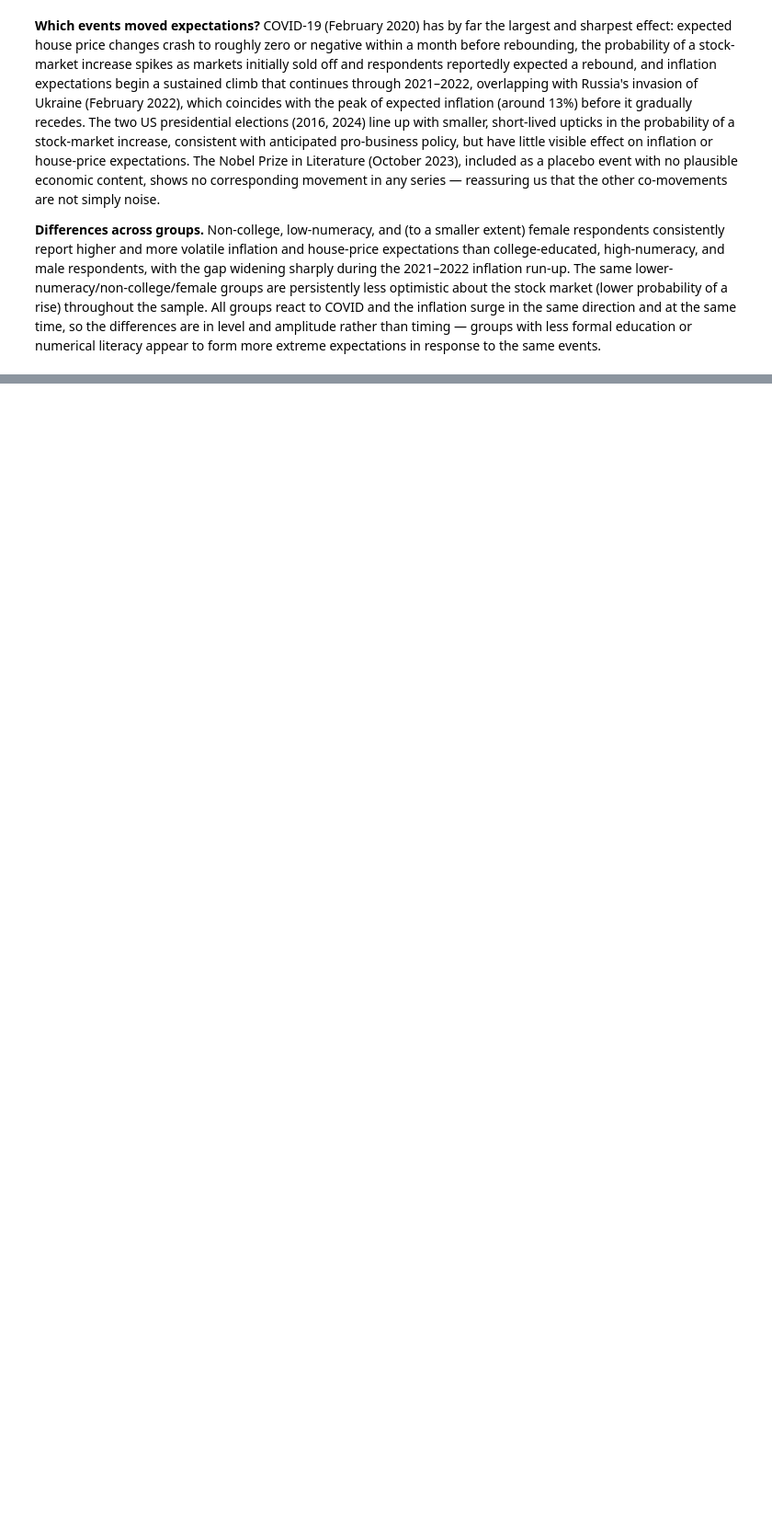
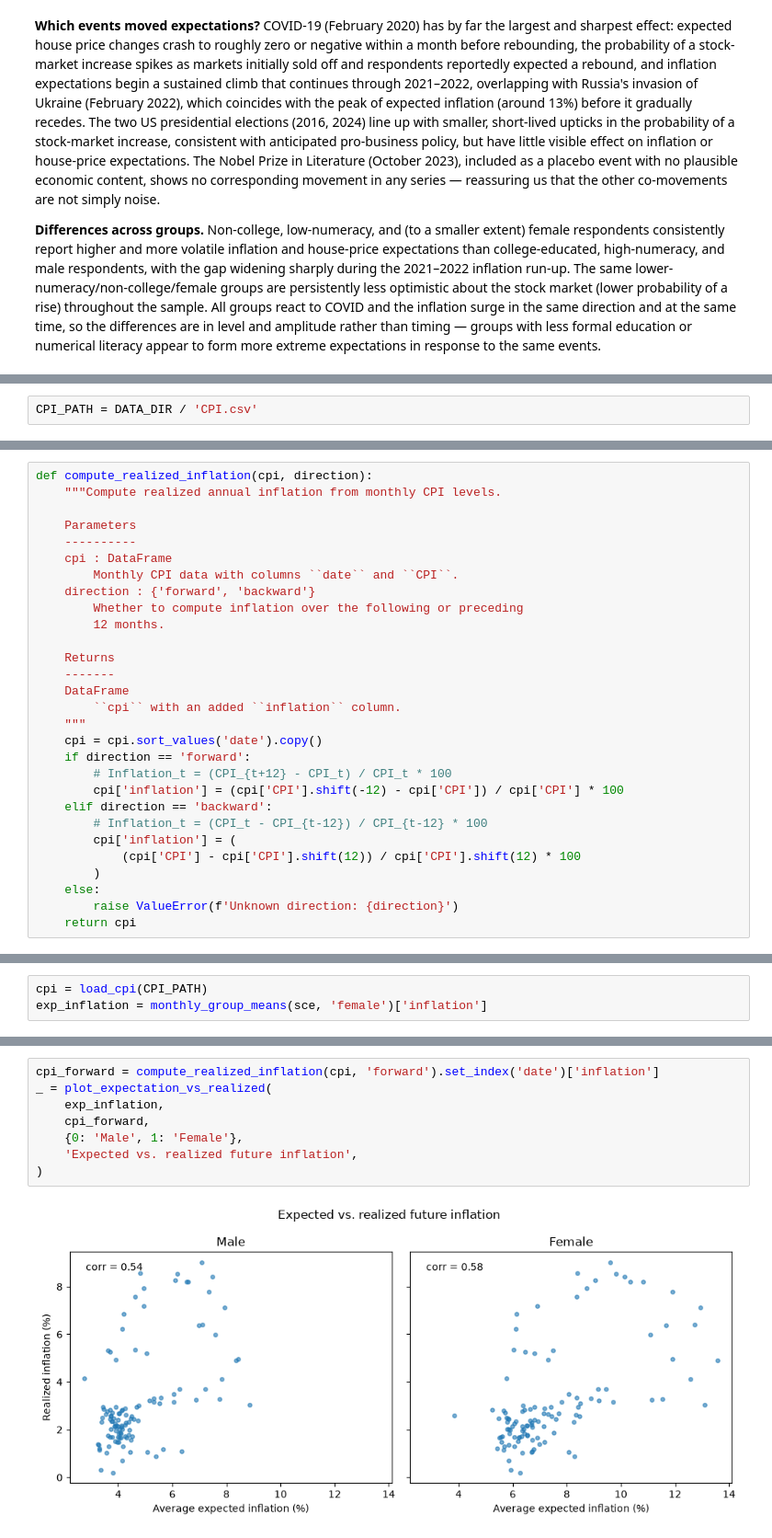
Before and after one commit to Israt0408/AI_week_IM, a Jupyter notebook: term_paper.ipynb, the cells around one changed output, grey strips where cells are left out. Shown at 92% size. Saved outputs shown, nothing was run; the diff lists cells and outputs as text; blank space fills up the shorter version.

```diff
--- a/term_paper.ipynb
+++ b/term_paper.ipynb
@@ -457,0 +462,2 @@ the same events.
+# %%
+CPI_PATH = DATA_DIR / 'CPI.csv'
@@ -457,0 +481,29 @@ the same events.
+# %%
+def compute_realized_inflation(cpi, direction):
+    """Compute realized annual inflation from monthly CPI levels.
+
+    Parameters
+    ----------
+    cpi : DataFrame
+        Monthly CPI data with columns ``date`` and ``CPI``.
+    direction : {'forward', 'backward'}
+        Whether to compute inflation over the following or preceding
+        12 months.
+
+    Returns
+    -------
+    DataFrame
+        ``cpi`` with an added ``inflation`` column.
+    """
+    cpi = cpi.sort_values('date').copy()
+    if direction == 'forward':
+        # Inflation_t = (CPI_{t+12} - CPI_t) / CPI_t * 100
+        cpi['inflation'] = (cpi['CPI'].shift(-12) - cpi['CPI']) / cpi['CPI'] * 100
+    elif direction == 'backward':
+        # Inflation_t = (CPI_t - CPI_{t-12}) / CPI_{t-12} * 100
+        cpi['inflation'] = (
+            (cpi['CPI'] - cpi['CPI'].shift(12)) / cpi['CPI'].shift(12) * 100
+        )
+    else:
+        raise ValueError(f'Unknown direction: {direction}')
+    return cpi
@@ -457,0 +553,3 @@ the same events.
+# %%
+cpi = load_cpi(CPI_PATH)
+exp_inflation = monthly_group_means(sce, 'female')['inflation']
@@ -457,0 +558,10 @@ the same events.
+# %%
+cpi_forward = compute_realized_inflation(cpi, 'forward').set_index('date')['inflation']
+_ = plot_expectation_vs_realized(
+    exp_inflation,
+    cpi_forward,
+    {0: 'Male', 1: 'Female'},
+    'Expected vs. realized future inflation',
+)
+# %% [output]
+[figure, added]
```
Also changed, not shown: parts of 7 cells of this notebook.
